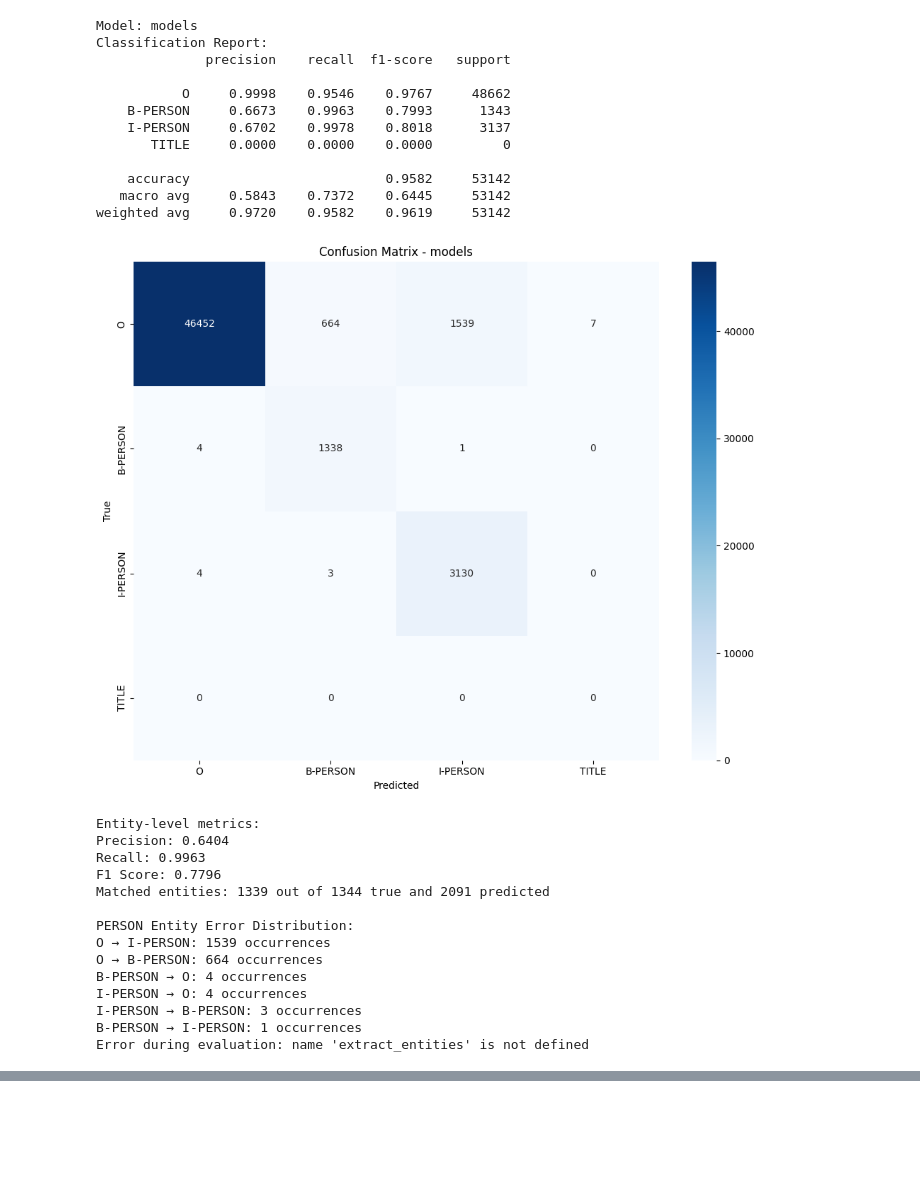
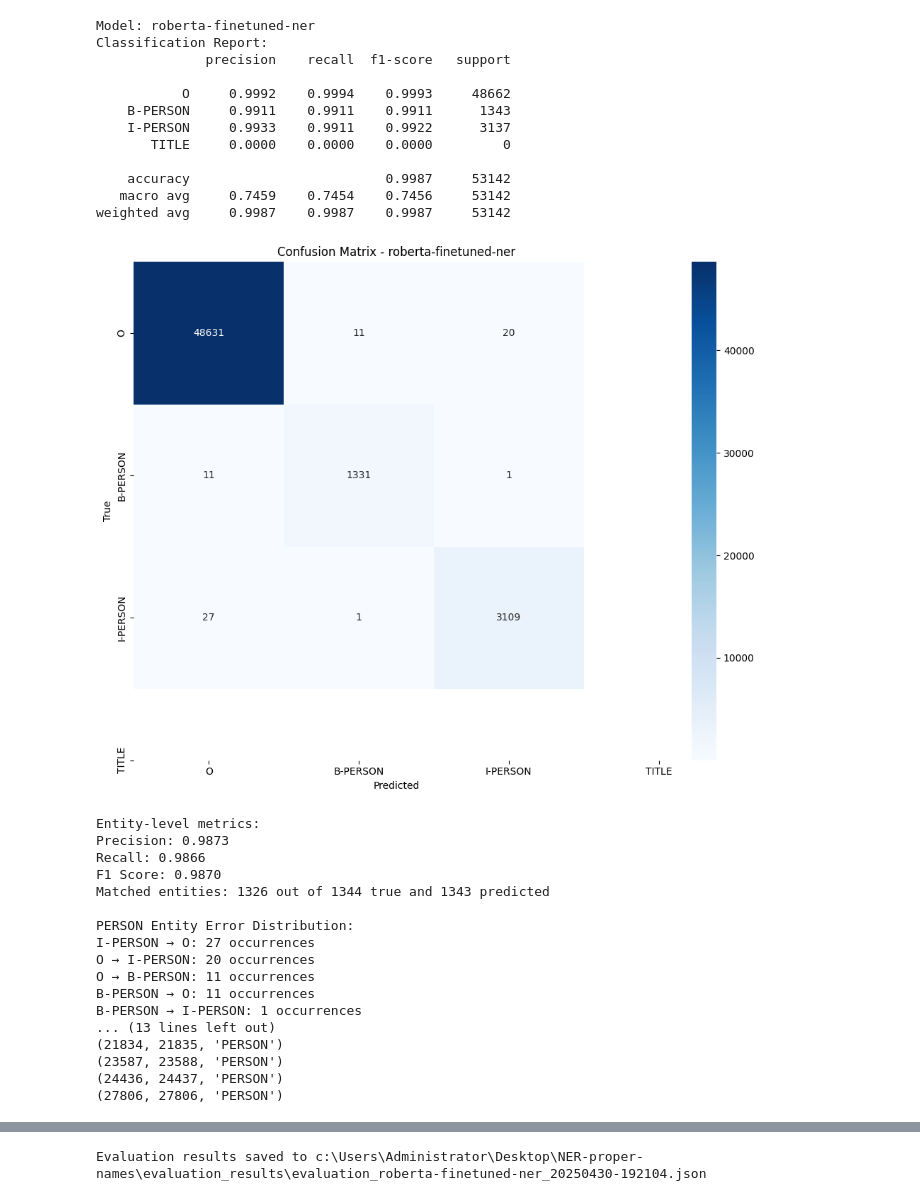
Before and after one commit to DorigD/NER-proper-names, a Jupyter notebook: measurments/measurements.ipynb, the cells around one changed output, grey strips where cells are left out. Drawn from its saved outputs; the diff is of its cells as text; code cells hidden in the pictures; blank space fills up the shorter version.

```diff
--- a/measurments/measurements.ipynb
+++ b/measurments/measurements.ipynb
@@ -0,0 +1,4 @@
+# %%
+from main import NER
+ner = NER()
+ner.train()
@@ -1,61 +7,45 @@
 # %%
-# First, import basic Python libraries
-import os
-import sys
-import pandas as pd
-import numpy as np
-import matplotlib.pyplot as plt
-
-# Add parent directory to the path
-sys.path.insert(0, os.path.abspath('..'))
-
-# Force import torch first to ensure it's fully initialized
-import torch
-
-# Use direct import for PROJECT_DIR
-from utils.config import PROJECT_DIR
-
-# Import NER class - AFTER torch is initialized
-from main import NER
 
 # Create and load model
-ner = NER()
-ner.load_model()
+
 ner.evaluate(visualize=True)
 
 # Define paths to other models
 other_models = [
     "roberta-base",
     "roberta-large",
 ]
 
 # Uncomment to run model comparison
 # comparison_df = ner.evaluate_compare(other_models, visualize=True)
 # %% [output]
-Model: models
+Model: roberta-finetuned-ner
 Classification Report:
               precision    recall  f1-score   support
 
-           O     0.9998    0.9546    0.9767     48662
-    B-PERSON     0.6673    0.9963    0.7993      1343
-    I-PERSON     0.6702    0.9978    0.8018      3137
+           O     0.9992    0.9994    0.9993     48662
+    B-PERSON     0.9911    0.9911    0.9911      1343
+    I-PERSON     0.9933    0.9911    0.9922      3137
        TITLE     0.0000    0.0000    0.0000         0
 
-    accuracy                         0.9582     53142
-   macro avg     0.5843    0.7372    0.6445     53142
-weighted avg     0.9720    0.9582    0.9619     53142
+    accuracy                         0.9987     53142
+   macro avg     0.7459    0.7454    0.7456     53142
+weighted avg     0.9987    0.9987    0.9987     53142
-[figure, old version]
+[figure, new version]
 Entity-level metrics:
-Precision: 0.6404
-Recall: 0.9963
-F1 Score: 0.7796
-Matched entities: 1339 out of 1344 true and 2091 predicted
+Precision: 0.9873
+Recall: 0.9866
+F1 Score: 0.9870
+Matched entities: 1326 out of 1344 true and 1343 predicted
 
 PERSON Entity Error Distribution:
-O → I-PERSON: 1539 occurrences
-O → B-PERSON: 664 occurrences
-B-PERSON → O: 4 occurrences
-I-PERSON → O: 4 occurrences
-I-PERSON → B-PERSON: 3 occurrences
+I-PERSON → O: 27 occurrences
+O → I-PERSON: 20 occurrences
+O → B-PERSON: 11 occurrences
+B-PERSON → O: 11 occurrences
 B-PERSON → I-PERSON: 1 occurrences
-Error during evaluation: name 'extract_entities' is not defined
+... (13 lines left out)
+(21834, 21835, 'PERSON')
+(23587, 23588, 'PERSON')
+(24436, 24437, 'PERSON')
+(27806, 27806, 'PERSON')
@@ -61,0 +72 @@ Error during evaluation: name 'extract_entities' is not defined
+Evaluation results saved to c:\Users\Administrator\Desktop\NER-proper-names\evaluation_results\evaluation_roberta-finetuned-ner_20250430-192104.json
```
Also changed, not shown: parts of 2 cells of this notebook, 38 other files.
